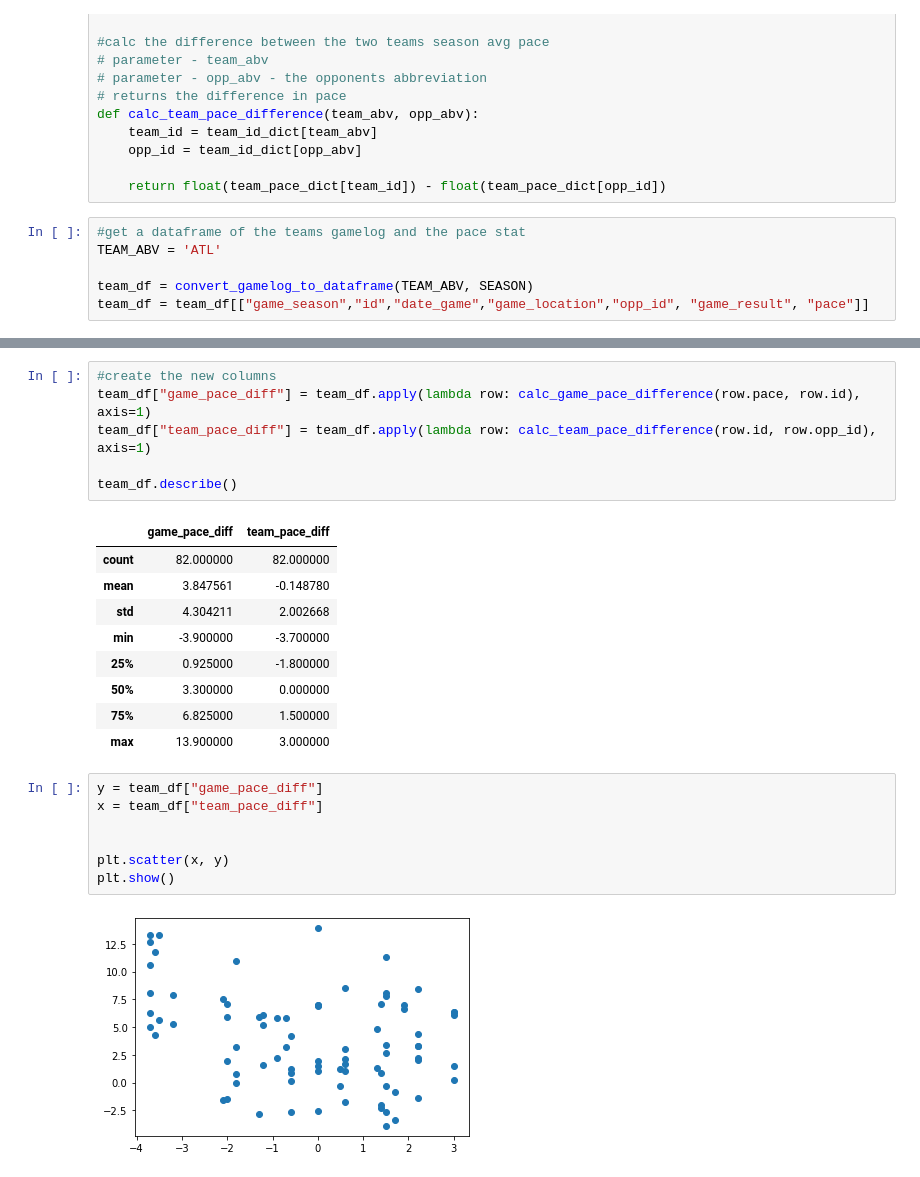
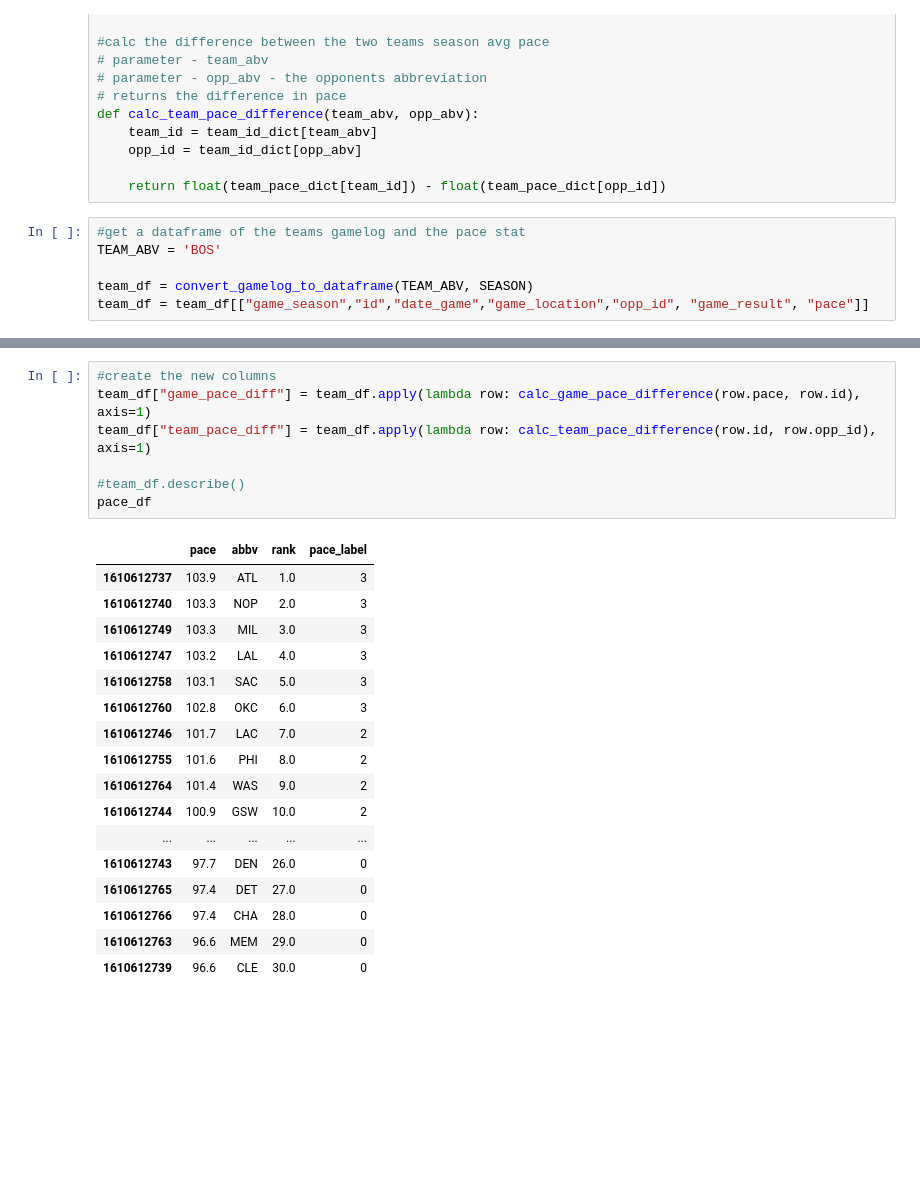
Before and after one commit to andystjean1/nba-pace-analysis, a Jupyter notebook: pace_analysis.ipynb, the cells around one changed output, grey strips where cells are left out. Drawn from its saved outputs; the diff is of its cells as text; blank space fills up the shorter version.

```diff
--- a/pace_analysis.ipynb
+++ b/pace_analysis.ipynb
@@ -134,7 +137,7 @@ def calc_team_pace_difference(team_abv, opp_abv):
     return float(team_pace_dict[team_id]) - float(team_pace_dict[opp_id])
 # %%
 #get a dataframe of the teams gamelog and the pace stat
-TEAM_ABV = 'ATL'
+TEAM_ABV = 'BOS'
 
 team_df = convert_gamelog_to_dataframe(TEAM_ABV, SEASON)
 team_df = team_df[["game_season","id","date_game","game_location","opp_id", "game_result", "pace"]]
@@ -141,25 +158,25 @@ team_df = team_df[["game_season","id","date_game","game_location","opp_id", "gam
 # %%
 #create the new columns
 team_df["game_pace_diff"] = team_df.apply(lambda row: calc_game_pace_difference(row.pace, row.id), axis=1)
 team_df["team_pace_diff"] = team_df.apply(lambda row: calc_team_pace_difference(row.id, row.opp_id), axis=1)
 
-team_df.describe()
+#team_df.describe()
+pace_df
 # %% [output]
-|  | game_pace_diff | team_pace_diff |
-| count | 82.000000 | 82.000000 |
-| mean | 3.847561 | -0.148780 |
-| std | 4.304211 | 2.002668 |
-| min | -3.900000 | -3.700000 |
-| 25% | 0.925000 | -1.800000 |
-| 50% | 3.300000 | 0.000000 |
-| 75% | 6.825000 | 1.500000 |
-| max | 13.900000 | 3.000000 |
+|  | pace | abbv | rank | pace_label |
+| 1610612737 | 103.9 | ATL | 1.0 | 3 |
+| 1610612740 | 103.3 | NOP | 2.0 | 3 |
+| 1610612749 | 103.3 | MIL | 3.0 | 3 |
+| 1610612747 | 103.2 | LAL | 4.0 | 3 |
+| 1610612758 | 103.1 | SAC | 5.0 | 3 |
+| 1610612760 | 102.8 | OKC | 6.0 | 3 |
+| 1610612746 | 101.7 | LAC | 7.0 | 2 |
+| 1610612755 | 101.6 | PHI | 8.0 | 2 |
+| 1610612764 | 101.4 | WAS | 9.0 | 2 |
+| 1610612744 | 100.9 | GSW | 10.0 | 2 |
+| ... | ... | ... | ... | ... |
+| 1610612743 | 97.7 | DEN | 26.0 | 0 |
+| 1610612765 | 97.4 | DET | 27.0 | 0 |
+| 1610612766 | 97.4 | CHA | 28.0 | 0 |
+| 1610612763 | 96.6 | MEM | 29.0 | 0 |
+| 1610612739 | 96.6 | CLE | 30.0 | 0 |
-# %%
-y = team_df["game_pace_diff"]
-x = team_df["team_pace_diff"]
-
-
-plt.scatter(x, y)
-plt.show()
-# %% [output]
-[figure, removed]
```
Also changed, not shown: parts of 9 cells of this notebook, 1 other file.
